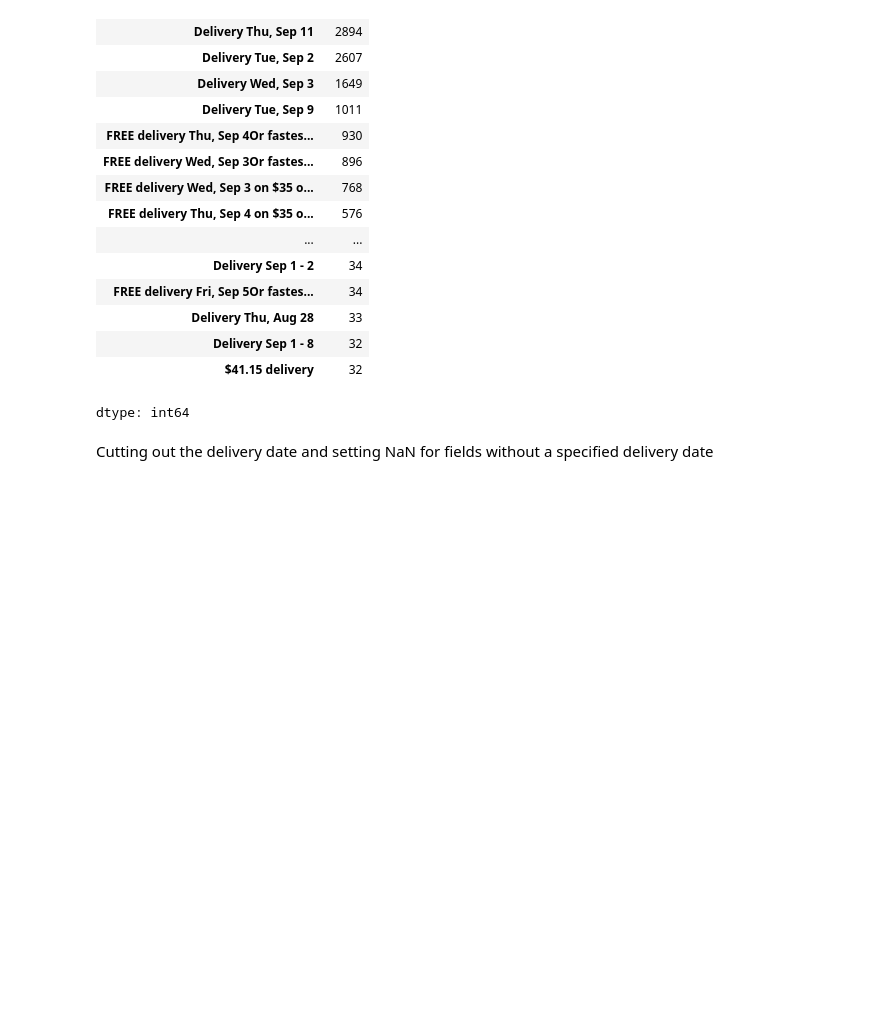
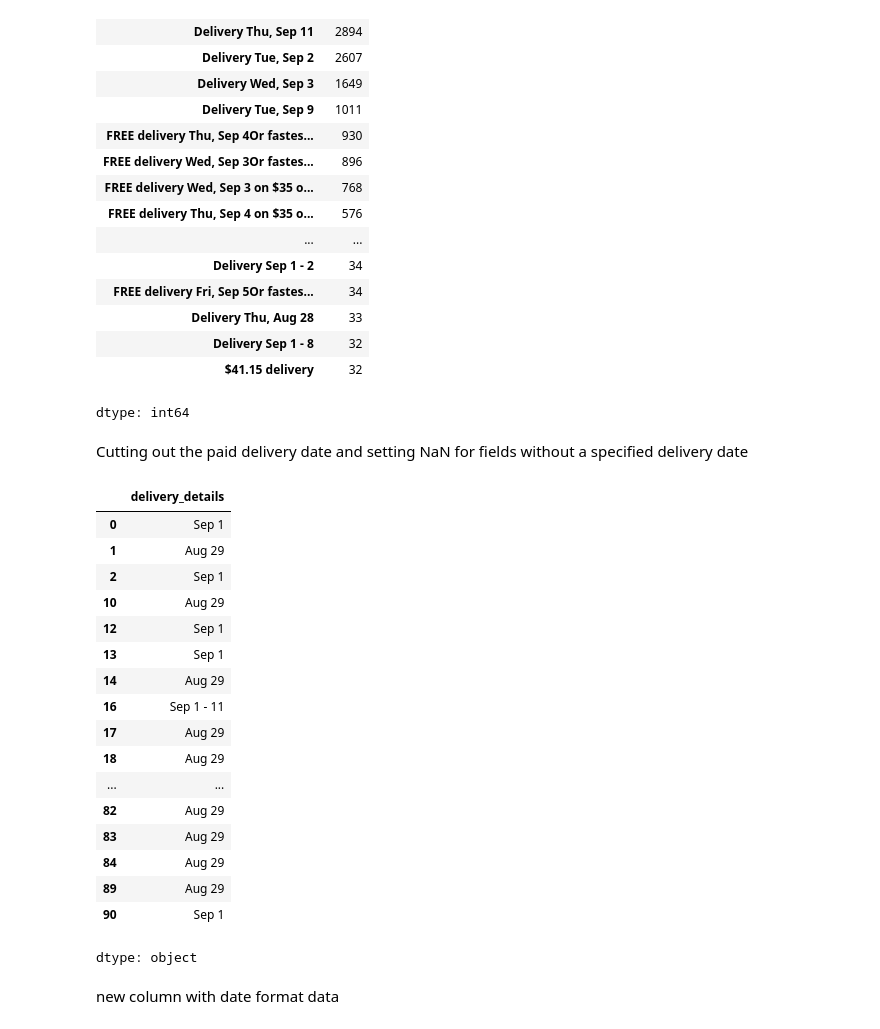
Before and after one commit to JanKotynia/SalesDataAnalysis, a Jupyter notebook: Sales.ipynb, the cells around one changed output. Saved outputs shown, nothing was run; the diff lists cells and outputs as text; code cells hidden in the pictures; blank space fills up the shorter version.

```diff
--- a/Sales.ipynb
+++ b/Sales.ipynb
@@ -181,7 +201,30 @@ df['delivery_details'].value_counts().head(50)
 | $41.15 delivery | 32 |
 dtype: int64
 # %% [markdown]
-Cutting out the delivery date and setting NaN for fields without a specified delivery date
+Cutting out the paid delivery date and setting NaN for fields without a specified delivery date
 # %%
 df['delivery_details'] = df['delivery_details'].astype(str).str.extract(r'([A-Z][a-z]{2}(?:[-\s]*\d+)*)$')
 df.loc[df['delivery_details'].isna(), 'delivery_details'] = "No data"
+# %%
+df['delivery_details'].head(50)
+# %% [output]
+|  | delivery_details |
+| 0 | Sep 1 |
+| 1 | Aug 29 |
+| 2 | Sep 1 |
+| 10 | Aug 29 |
+| 12 | Sep 1 |
+| 13 | Sep 1 |
+| 14 | Aug 29 |
+| 16 | Sep 1 - 11 |
+| 17 | Aug 29 |
+| 18 | Aug 29 |
+| ... | ... |
+| 82 | Aug 29 |
+| 83 | Aug 29 |
+| 84 | Aug 29 |
+| 89 | Aug 29 |
+| 90 | Sep 1 |
+dtype: object
+# %% [markdown]
+new column with date format data
```
Also changed, not shown: parts of 16 cells of this notebook.
